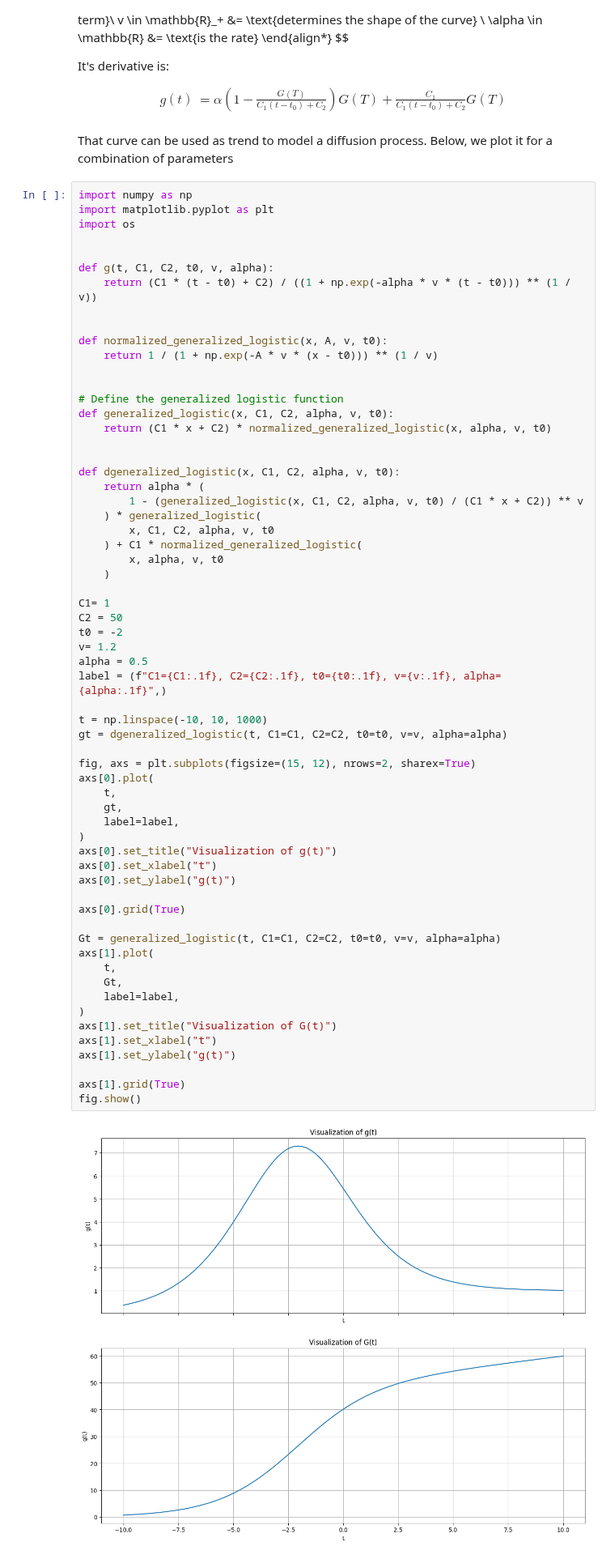
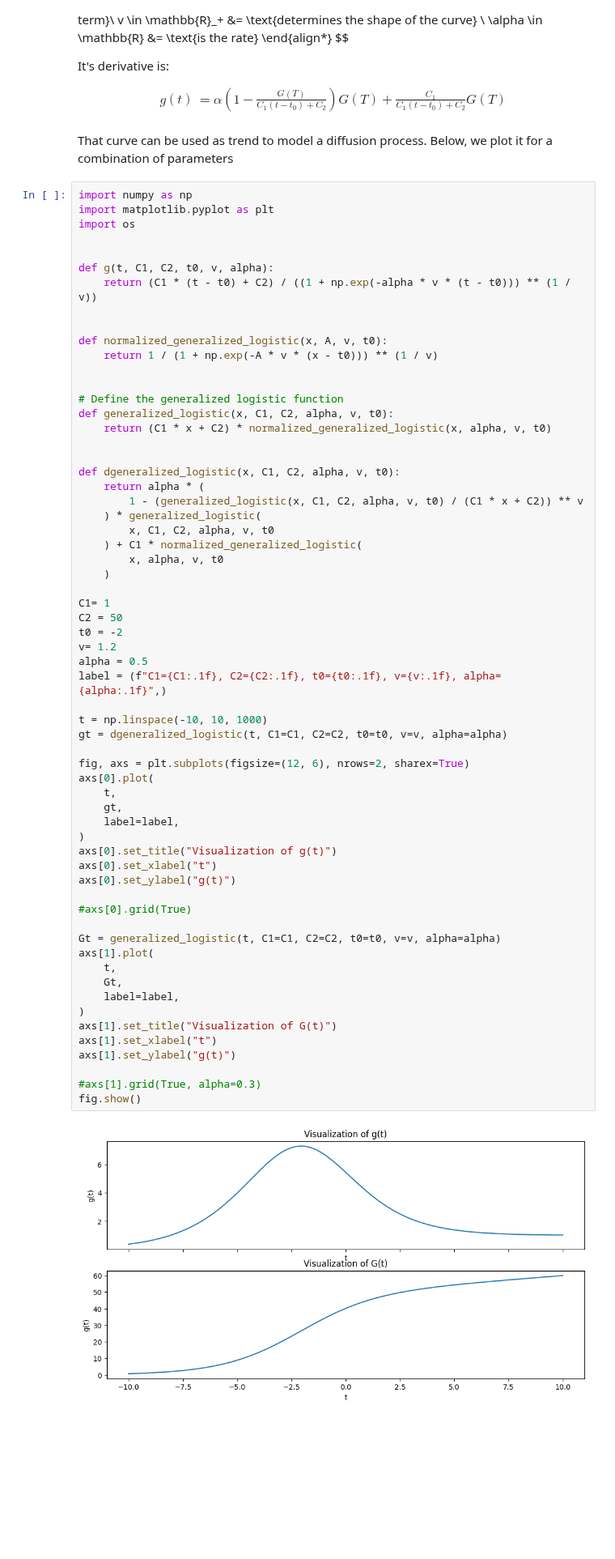
Before and after one commit to felipeangelimvieira/prophetverse, a Jupyter notebook: docs/examples/custom-trend.ipynb, the cells around one changed output. Shown at 81% size. Saved outputs shown, nothing was run; the diff lists cells and outputs as text; blank space fills up the shorter version.

```diff
--- a/docs/examples/custom-trend.ipynb
+++ b/docs/examples/custom-trend.ipynb
@@ -131,37 +138,37 @@ C2 = 50
 t0 = -2
 v= 1.2
 alpha = 0.5
 label = (f"C1={C1:.1f}, C2={C2:.1f}, t0={t0:.1f}, v={v:.1f}, alpha={alpha:.1f}",)
 
 t = np.linspace(-10, 10, 1000)
 gt = dgeneralized_logistic(t, C1=C1, C2=C2, t0=t0, v=v, alpha=alpha)
 
-fig, axs = plt.subplots(figsize=(15, 12), nrows=2, sharex=True)
+fig, axs = plt.subplots(figsize=(12, 6), nrows=2, sharex=True)
 axs[0].plot(
     t,
     gt,
     label=label,
 )
 axs[0].set_title("Visualization of g(t)")
 axs[0].set_xlabel("t")
 axs[0].set_ylabel("g(t)")
 
-axs[0].grid(True)
+#axs[0].grid(True)
 
 Gt = generalized_logistic(t, C1=C1, C2=C2, t0=t0, v=v, alpha=alpha)
 axs[1].plot(
     t,
     Gt,
     label=label,
 )
 axs[1].set_title("Visualization of G(t)")
 axs[1].set_xlabel("t")
 axs[1].set_ylabel("g(t)")
 
-axs[1].grid(True)
+#axs[1].grid(True, alpha=0.3)
 fig.show()
 # %% [output]
-[figure, old version]
+[figure, new version]
 # %% [markdown]
 That curve has the bell-shape and the flexiblity to not be symmetric depending on the parameters. Furthermore, it tends to a constant value ($C1$) as time goes to infinity, which represent our knowledge that the size of the "market" of tensorflow/neural networks users starts at a value and grows with time.
 
```
Also changed, not shown: parts of 8 cells of this notebook.
